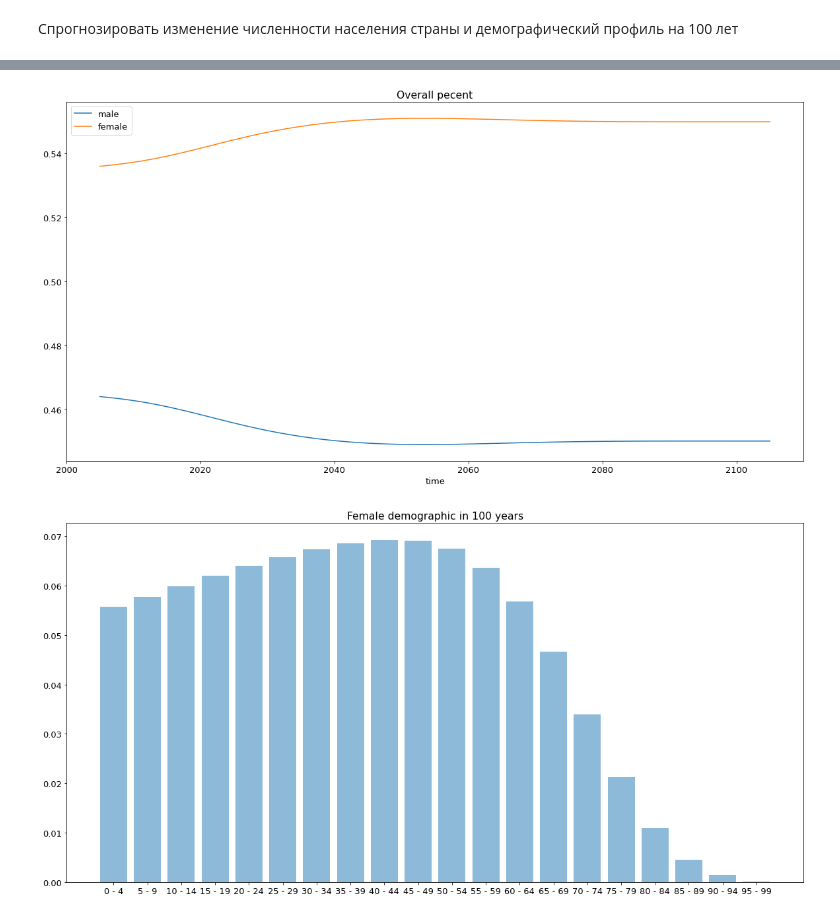
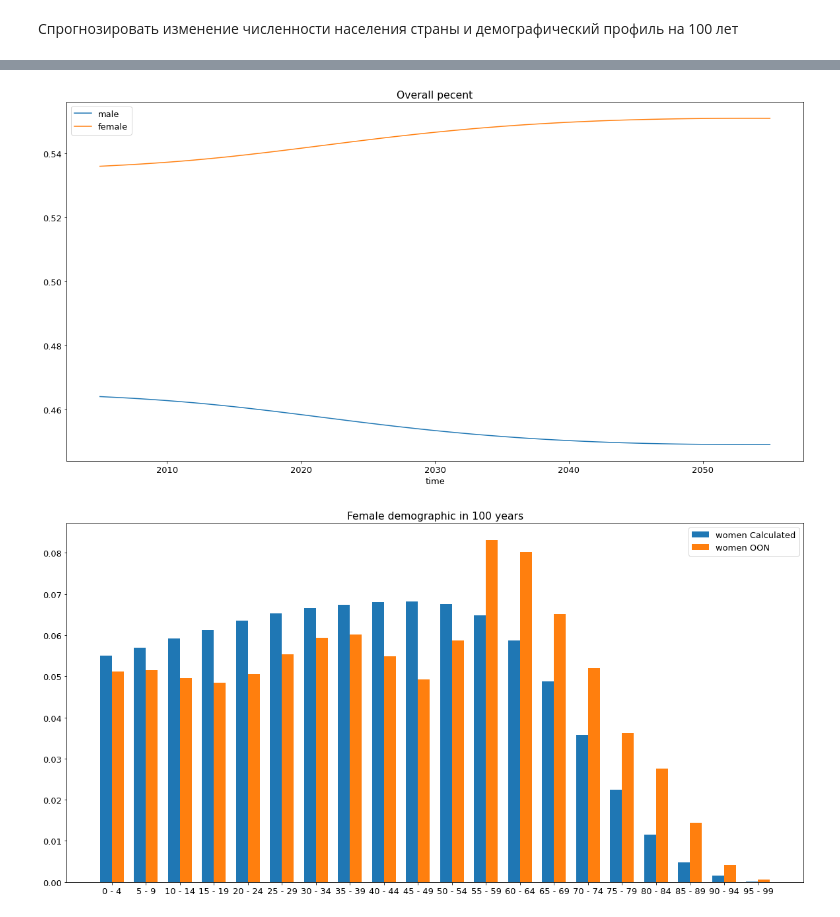
Before and after one commit to Bowlx/pythonIMLabs, a Jupyter notebook: 1lab.ipynb, the cells around one changed output, grey strips where cells are left out. Cells and saved outputs as stored; diff of their text form; code cells hidden in the pictures.

```diff
--- a/1lab.ipynb
+++ b/1lab.ipynb
@@ -119,7 +161,7 @@ male_overall = [m_2005_array.sum()]
 female_overall = [f_2005_array.sum()]
 male_percent = [m_2005_array.sum()/(m_2005_array.sum()+f_2005_array.sum())];
 female_percent = [f_2005_array.sum()/(m_2005_array.sum()+f_2005_array.sum())];
-cycles = 100
+cycles = 50
 
 for t in range(0, cycles):
     new_male = male
@@ -134,6 +176,8 @@ for t in range(0, cycles):
             new_male[i] = new_male[i] * m_survival_per_year[i] * 4 / 5 + male_born_percent * fertility_rate * sum(new_female[3:8])
             new_female[i] = new_female[i] * f_survival_per_year[i] * 4 / 5 + female_born_percent * fertility_rate * sum(new_female[3:8])
 
+    if(t == 50):
+        print(numpy.sum(new_male)+numpy.sum(new_female))
     male_overall.append(numpy.sum(new_male))
     female_overall.append(numpy.sum(new_female))
     male_percent.append(numpy.sum(new_male) / (numpy.sum(new_male) + numpy.sum(new_female)))
@@ -142,11 +186,26 @@ for t in range(0, cycles):
     female = new_female
 
 time_points = range(2005, 2005 + cycles + 1);
+oon_stamps = [2010,
+2015,
+2020,
+2025,
+2030,
+2035,
+2040,
+2045,
+2050
+]
+male_OON = [64659.588,62866.748,61032.844,59128.376,57284.995,55678.166,54337.676,53133.562,51902.802]
+female_OON = [75368.628,73829.042,72068.61,70102.03,68040.005,66000.334,63996.562,61964.161,59849.367,
+]
 
 plt.rc('font', size=13)
 plt.title("Overlall count")
 plt.plot(time_points, male_overall, label="male")
 plt.plot(time_points, female_overall, label="female")
+plt.plot(oon_stamps,male_OON, label="male OON")
+plt.plot(oon_stamps,female_OON, label="female OON")
 plt.legend()
 plt.xlabel('time')
 plt.show()
@@ -159,21 +218,54 @@ plt.legend()
 plt.xlabel('time')
 plt.show()
 
+
+def autolabel(rects):
+    """Attach a text label above each bar in *rects*, displaying its height."""
+    for rect in rects:
+        height = rect.get_height()
+        ax.annotate('{}'.format(height),
+                    xy=(rect.get_x() + rect.get_width() / 2, height),
+                    xytext=(0, 3),  # 3 points vertical offset
+                    textcoords="offset points",
+                    ha='center', va='bottom')
+
 f_demographic = []
+f_OON = []
 for i in range(1, len(female)):
     f_demographic.append(female[i]/numpy.sum(female))
+for i in range(1, len(data_male_OON_2050)):
+    f_OON.append(data_female_OON_2050[i]/numpy.sum(data_female_OON_2050))
+x = np.arange(len(x_axis))
+width = 0.35
+fig, ax = plt.subplots()
+rects1 = ax.bar(x - width/2, f_demographic, width, label='women Calculated')
+rects2 = ax.bar(x + width/2, f_OON, width, label='women OON')
+ax.legend()
+ax.set_xticks(x)
+ax.set_xticklabels(x_axis)
 
-
+# autolabel(rects1)
+# autolabel(rects2)
 plt.title("Female demographic in 100 years")
-plt.bar(x_axis,f_demographic,align="center", alpha=0.5)
+# plt.bar(x_axis,f_demographic,align="center", alpha=0.5)
 plt.show()
 
 m_demographic = []
+m_OON = []
 for i in range(1, len(male)):
     m_demographic.append(male[i]/numpy.sum(male))
-
+for i in range(1, len(data_male_OON_2050)):
+    m_OON.append(data_male_OON_2050[i]/numpy.sum(data_male_OON_2050))
+x = np.arange(len(x_axis))
+width = 0.35
+fig, ax = plt.subplots()
+rects1 = ax.bar(x - width/2, m_demographic, width, label='Men Calculated')
+rects2 = ax.bar(x + width/2, m_OON, width, label='Men OON')
+ax.legend()
+ax.set_xticks(x)
+ax.set_xticklabels(x_axis)
 
 plt.title("Male demographic in 100 years")
-plt.bar(x_axis,m_demographic,align="center", alpha=0.5)
+# plt.bar(x_axis,m_demographic,align="center", alpha=0.5)
 plt.show()
 # %% [output]
@@ -181,2 +273,2 @@ plt.show()
-[figure, old version]
+[figure, new version]
-[figure, old version]
+[figure, new version]
```
Also changed, not shown: parts of 4 cells of this notebook, 3 other files.
